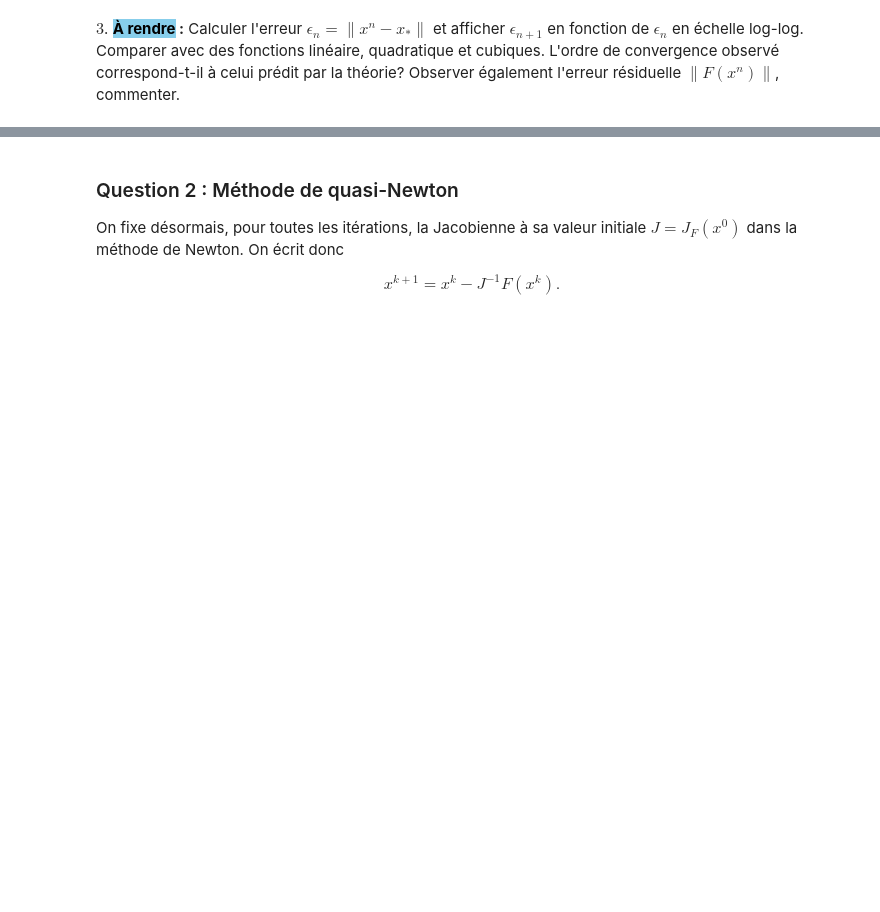
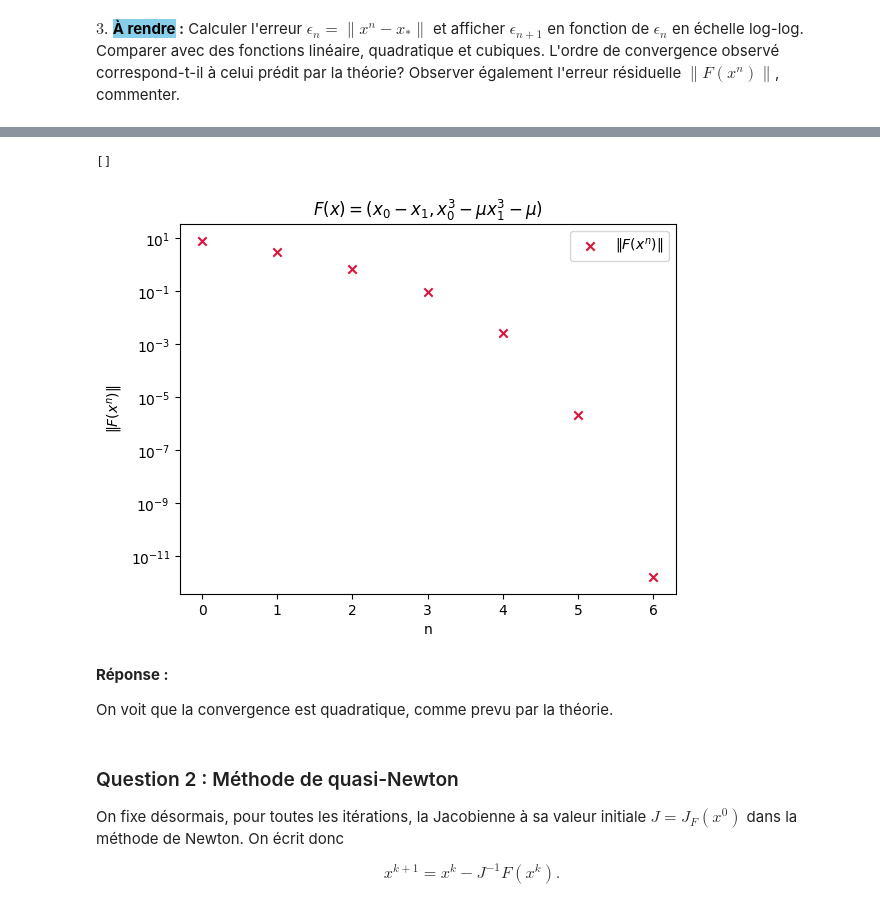
Before and after one commit to Eric-Guerra-Ribeiro/AMP_41012, a Jupyter notebook: pc6.ipynb, the cells around one changed output, grey strips where cells are left out. Saved outputs shown, nothing was run; the diff lists cells and outputs as text; code cells hidden in the pictures; blank space fills up the shorter version.

```diff
--- a/pc6.ipynb
+++ b/pc6.ipynb
@@ -504,7 +617,10 @@ def JF(x,mu):
     valeurs de retour:
     JF(x) : valeur de la jacobienne de F au point x (np.array de taille 2x2)
     """
-    return
+    return np.array([
+        [1., -1.],
+        [3*x[0]**2, 3*mu*x[1]**2]
+    ])
 # %%
 def Newton_system(mu, x0, tol=1.e-15, N_max=1000):
     """
@@ -540,3 +696,20 @@ $3$. **<font color=black><span style="background-color:skyblue">À rendre</span>
+# %%
+res_error_F = [lin.vector_norm(F(xF_, mu)) for xF_ in tab_xF]
+
+plt.scatter(range(len(res_error_F)), res_error_F, color='crimson', marker='x', label='$\\|F(x^n)\\|$')
+plt.ylabel("$\\|F(x^n)\\|$")
+plt.xlabel("n")
+plt.title("$F(x) = (x_0 - x_1, x_0^3 - \\mu x_1^3 - \\mu)$")
+plt.semilogy()
+plt.legend()
+plt.plot()
+# %% [output]
+[]
+[figure, added]
+# %% [markdown]
+**Réponse :**
+
+On voit que la convergence est quadratique, comme prevu par la théorie.
 # %% [markdown]
 ### Question 2 : Méthode de quasi-Newton
 
```
Also changed, not shown: parts of 37 cells of this notebook.
